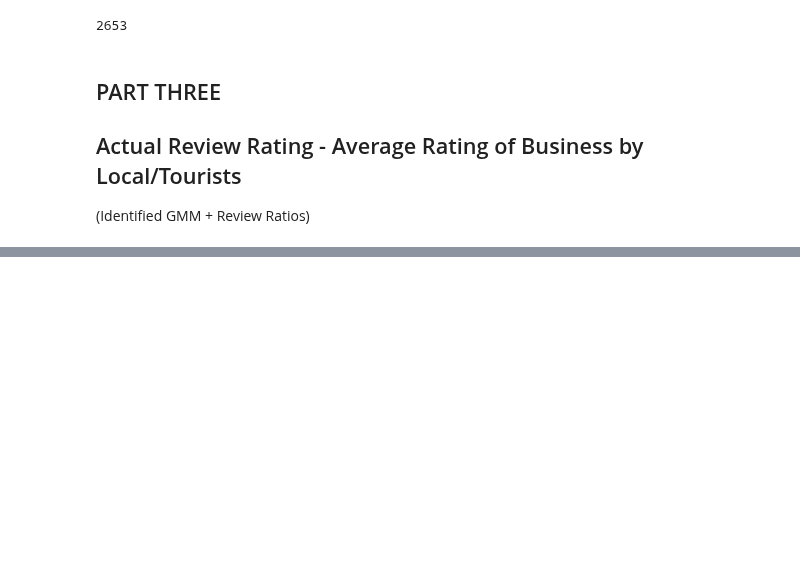
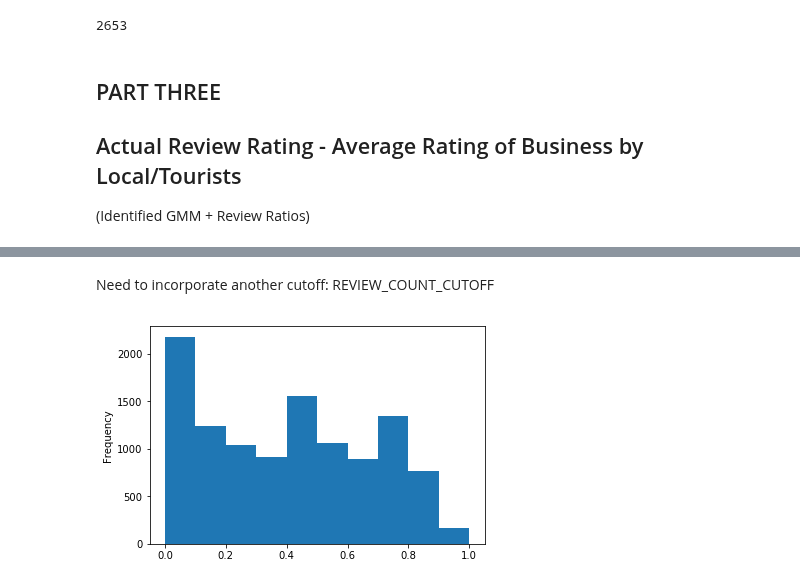
Before and after one commit to CornellDataScience/NLP_Research-FA17, a Jupyter notebook: local-elites/workspace/evaluations.ipynb, the cells around one changed output, grey strips where cells are left out. Drawn from its saved outputs; the diff is of its cells as text; code cells hidden in the pictures; blank space fills up the shorter version.

```diff
--- a/local-elites/workspace/evaluations.ipynb
+++ b/local-elites/workspace/evaluations.ipynb
@@ -494,0 +425,11 @@ a
+# %% [markdown]
+Need to incorporate another cutoff:
+REVIEW_COUNT_CUTOFF
+# %%
+REVIEW_COUNT_CUTOFF = 10
+REVIEW_COUNT_CUTOFF = [REVIEW_COUNT_CUTOFF]
+tmp = evalTable.query('review_count > @REVIEW_COUNT_CUTOFF')
+tmp['review_ratio'].plot(kind='hist', range=[0,1])
+plt.show()
+# %% [output]
+[figure, added]
```
Also changed, not shown: parts of 11 cells of this notebook.
